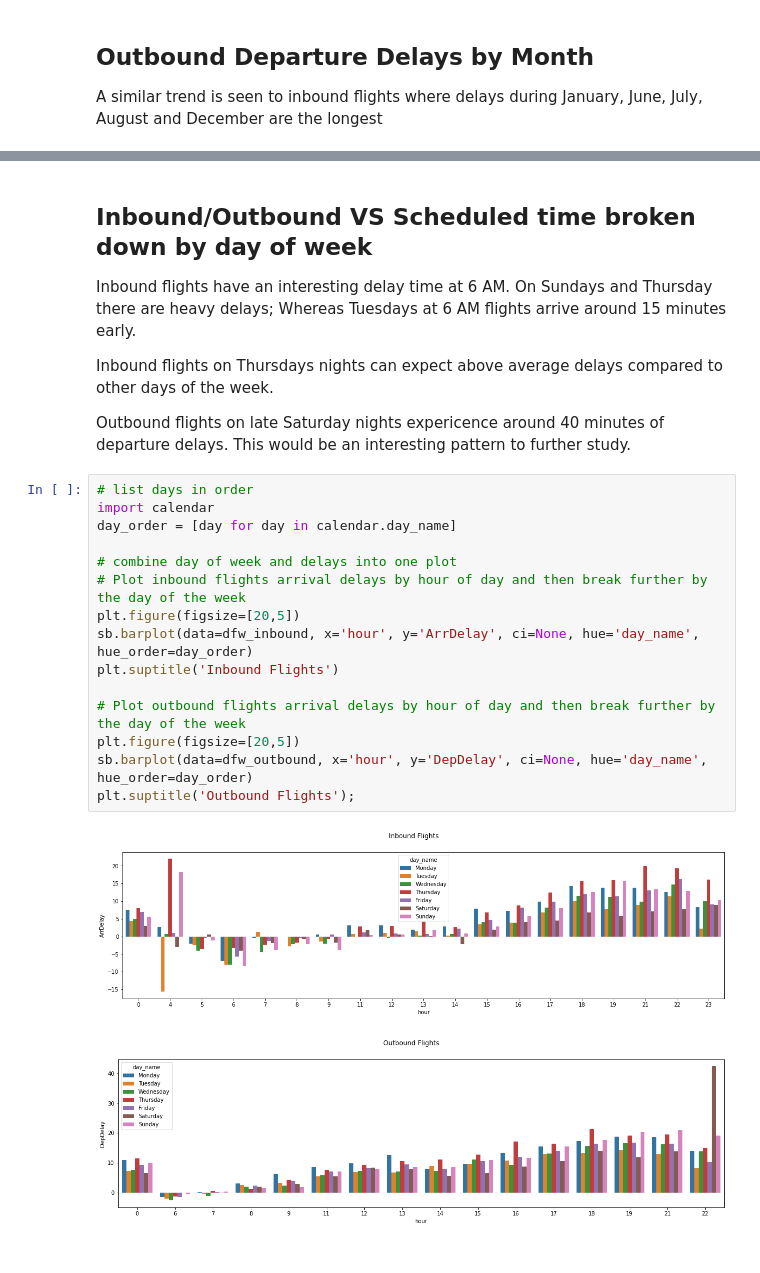
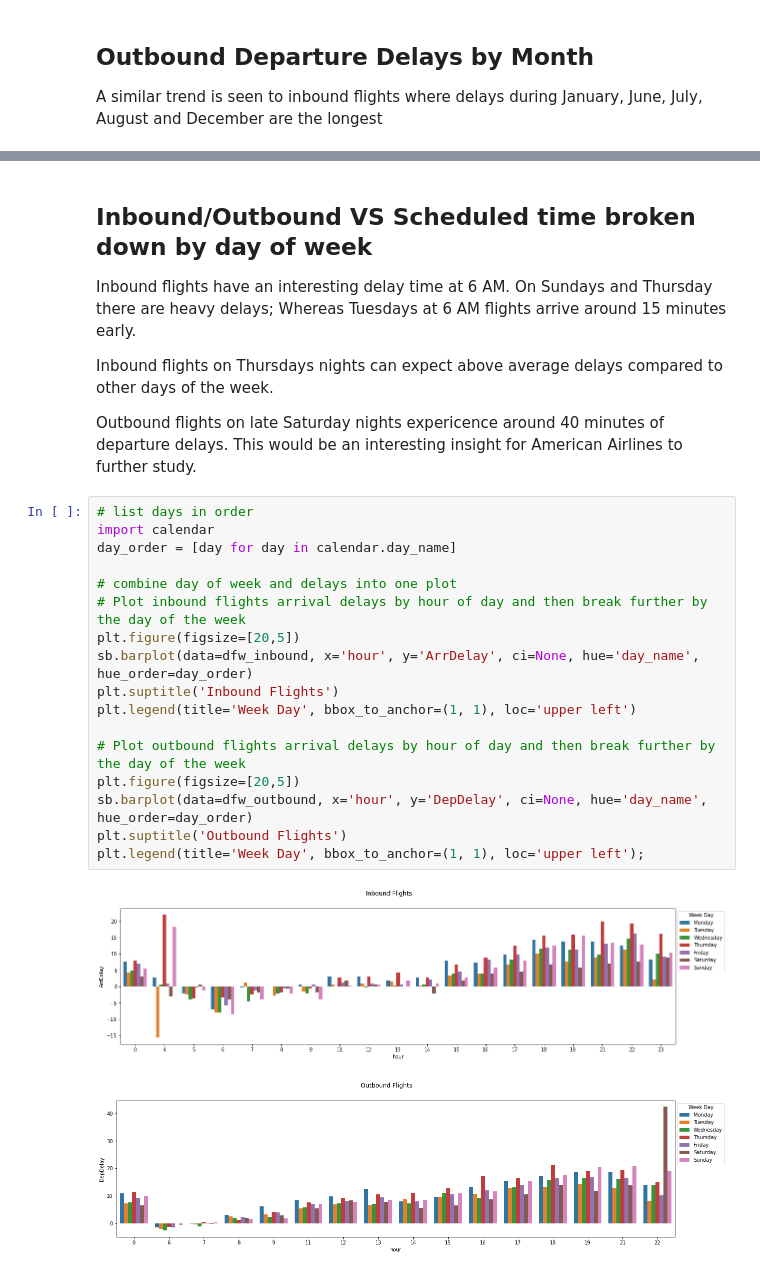
Before and after one commit to abdallahsayed1/American-Airlines-Flight-Delays-Visualization, a Jupyter notebook: explanatory.ipynb, the cells around one changed output, grey strips where cells are left out. Cells and saved outputs as stored; diff of their text form.

```diff
--- a/explanatory.ipynb
+++ b/explanatory.ipynb
@@ -411,22 +414,24 @@ Inbound flights have an interesting delay time at 6 AM. On Sundays and Thursday
 
 Inbound flights on Thursdays nights can expect above average delays compared to other days of the week.
 
-Outbound flights on late Saturday nights expericence around 40 minutes of departure delays. This would be an interesting pattern to further study.
+Outbound flights on late Saturday nights expericence around 40 minutes of departure delays. This would be an interesting insight for American Airlines to further study.
 # %%
 # list days in order
 import calendar
 day_order = [day for day in calendar.day_name]
 
 # combine day of week and delays into one plot
 # Plot inbound flights arrival delays by hour of day and then break further by the day of the week
 plt.figure(figsize=[20,5])
 sb.barplot(data=dfw_inbound, x='hour', y='ArrDelay', ci=None, hue='day_name', hue_order=day_order)
 plt.suptitle('Inbound Flights')
+plt.legend(title='Week Day', bbox_to_anchor=(1, 1), loc='upper left')
 
 # Plot outbound flights arrival delays by hour of day and then break further by the day of the week
 plt.figure(figsize=[20,5])
 sb.barplot(data=dfw_outbound, x='hour', y='DepDelay', ci=None, hue='day_name', hue_order=day_order)
-plt.suptitle('Outbound Flights');
+plt.suptitle('Outbound Flights')
+plt.legend(title='Week Day', bbox_to_anchor=(1, 1), loc='upper left');
 # %% [output]
-[figure, old version]
+[figure, new version]
-[figure, old version]
+[figure, new version]
```
Also changed, not shown: parts of 18 cells of this notebook, 3 other files.
